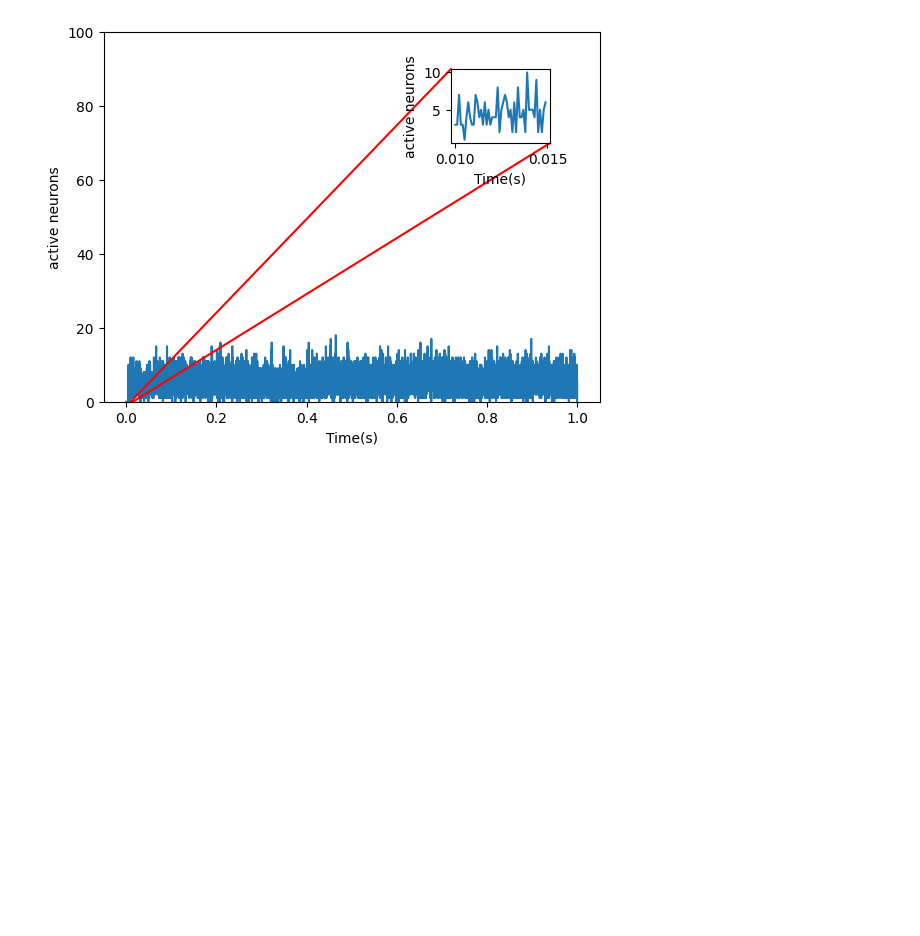
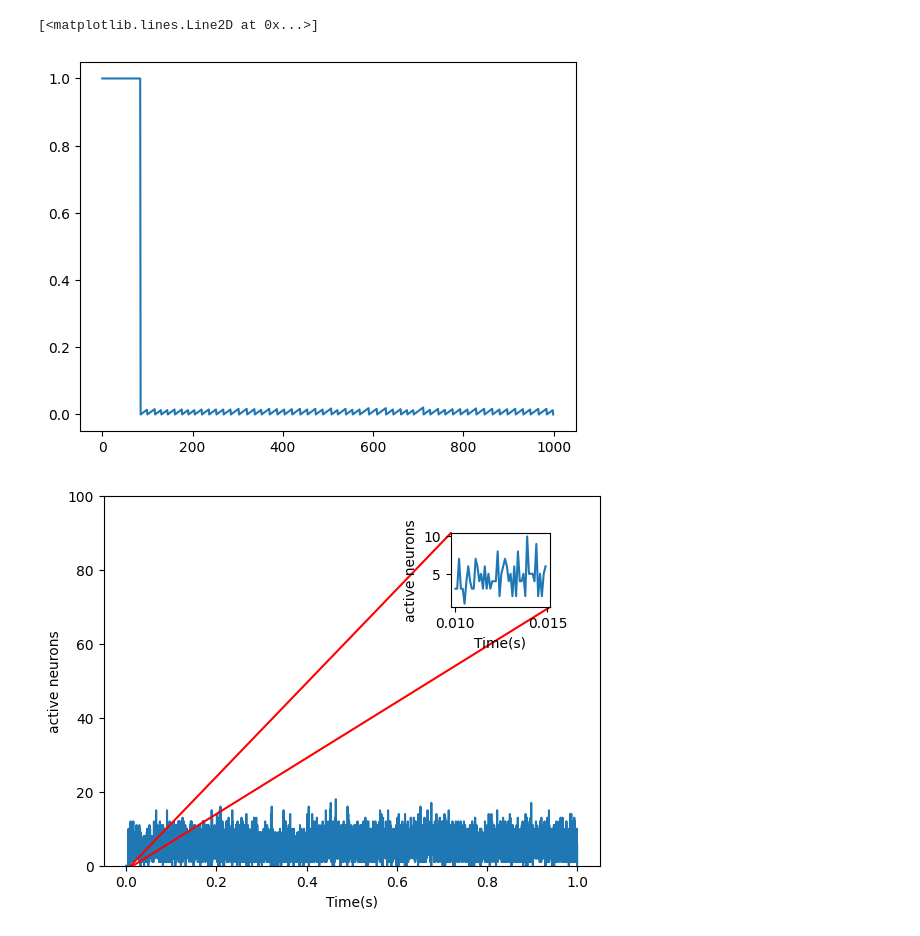
Before and after one commit to alireza-astane/Neuroscience_Project, a Jupyter notebook: model.ipynb, the cells around one changed output. Drawn from its saved outputs; the diff is of its cells as text; code cells hidden in the pictures; blank space fills up the shorter version.

```diff
--- a/model.ipynb
+++ b/model.ipynb
@@ -111,6 +111,11 @@ for step in tqdm(range(time_steps - 1)):
 
 
 # torch.save(spikes, f"{N}_{f}_{T}_{w_in*10**12}.pt")
+# %%
+plt.plot(torch.arange(U[0,:1000,0].shape[0]) , U[0,:1000,0].cpu())
+# %% [output]
+[<matplotlib.lines.Line2D at 0x...>]
+[figure, added]
 # %%
 fig, ax = plt.subplots(1)
 ins = ax.inset_axes([0.7,0.7,0.2,0.2])
```
Also changed, not shown: parts of 1 cell of this notebook, 2 other files.
